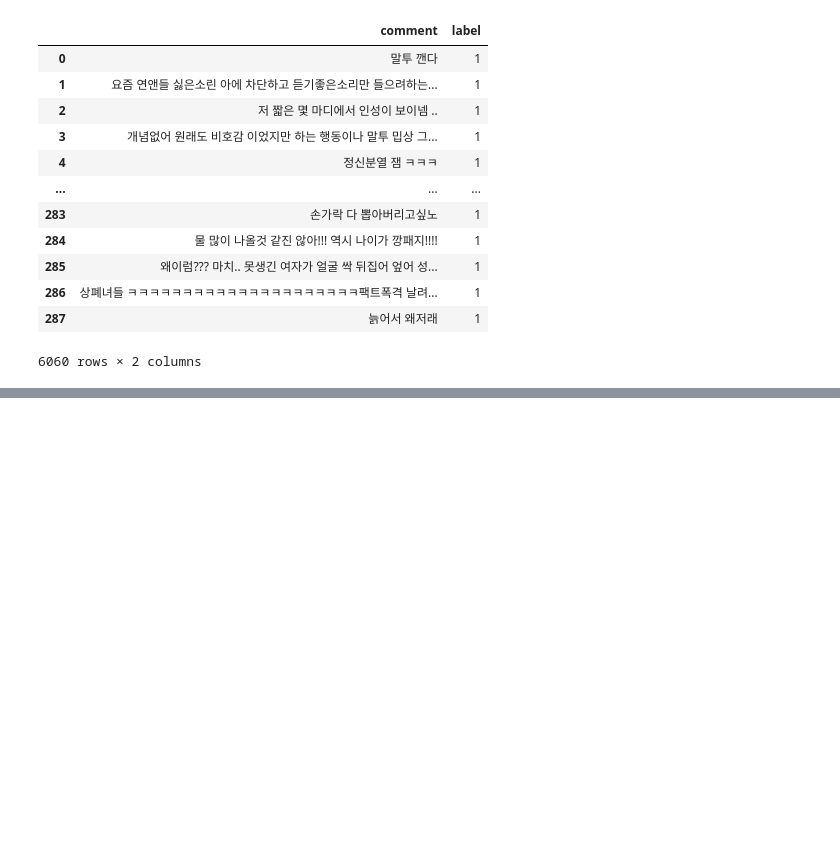
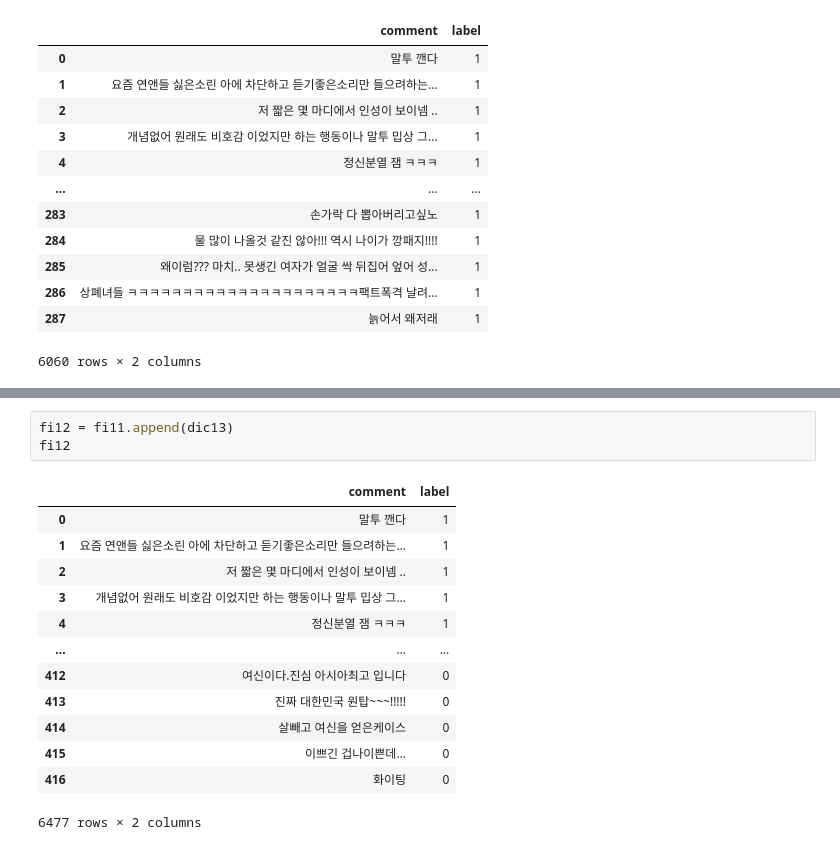
Before and after one commit to sooyeon-go/grad_project, a Jupyter notebook: comment_crawling_r/comment_csv.ipynb, the cells around one changed output, grey strips where cells are left out. Saved outputs shown, nothing was run; the diff lists cells and outputs as text; blank space fills up the shorter version.

```diff
--- a/comment_crawling_r/comment_csv.ipynb
+++ b/comment_crawling_r/comment_csv.ipynb
@@ -684,0 +726,17 @@ fi11
+# %%
+fi12 = fi11.append(dic13)
+fi12
+# %% [output]
+|  | comment | label |
+| 0 | 말투 깬다 | 1 |
+| 1 | 요즘 연앤들 싫은소린 아에 차단하고 듣기좋은소리만 들으려하는... | 1 |
+| 2 | 저 짧은 몇 마디에서 인성이 보이넴 .. | 1 |
+| 3 | 개념없어 원래도 비호감 이었지만 하는 행동이나 말투 밉상 그... | 1 |
+| 4 | 정신분열 잼 ㅋㅋㅋ | 1 |
+| ... | ... | ... |
+| 412 | 여신이다.진심 아시아최고 입니다 | 0 |
+| 413 | 진짜 대한민국 원탑~~~!!!!! | 0 |
+| 414 | 살빼고 여신을 얻은케이스 | 0 |
+| 415 | 이쁘긴 겁나이쁜데... | 0 |
+| 416 | 화이팅 | 0 |
+6477 rows × 2 columns
```
Also changed, not shown: parts of 2 cells of this notebook.
